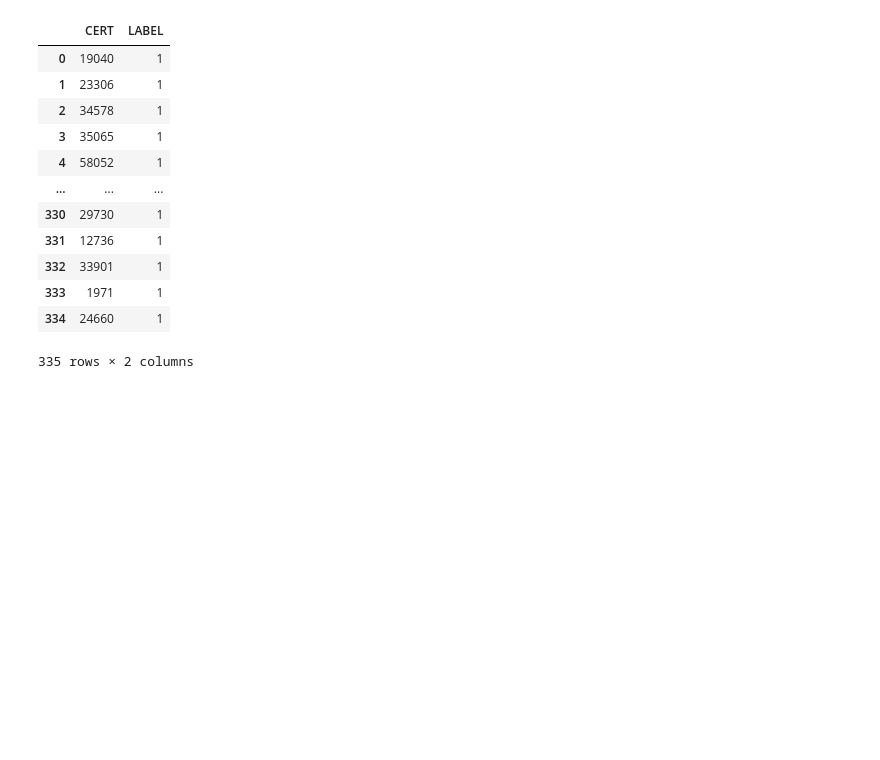
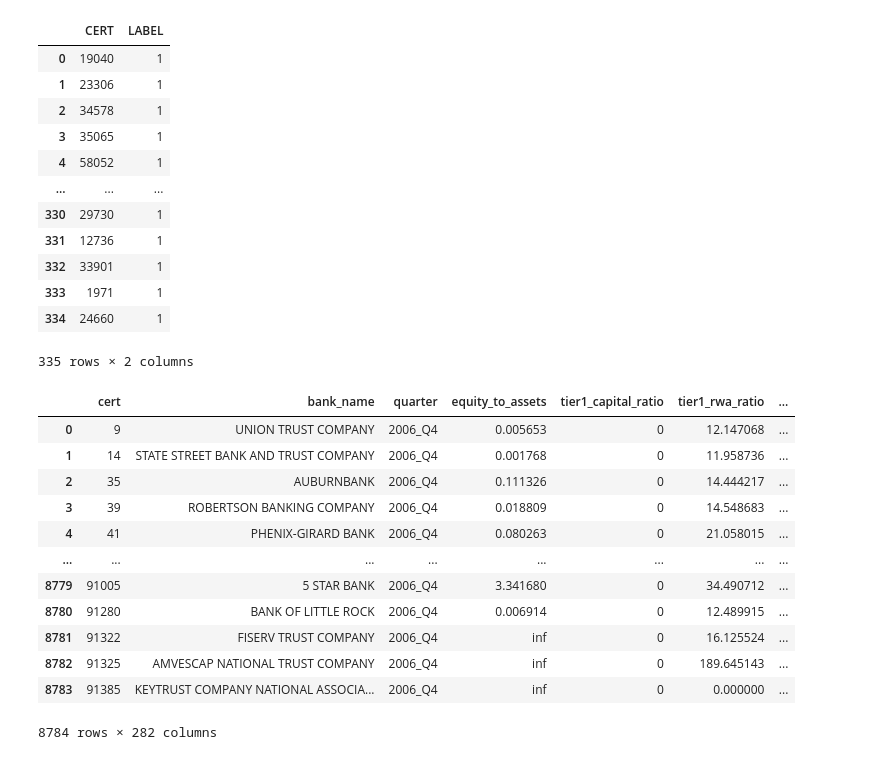
Before and after one commit to kkhalilli/financial_crisis_failure_prediction, a Jupyter notebook: bank_data_notebook.ipynb, the cells around one changed output. Drawn from its saved outputs; the diff is of its cells as text; code cells hidden in the pictures; blank space fills up the shorter version.

Commit message:
add lag columns

```diff
--- a/bank_data_notebook.ipynb
+++ b/bank_data_notebook.ipynb
@@ -97,3 +99,56 @@ label_df
 | 333 | 1971 | 1 |
 | 334 | 24660 | 1 |
 335 rows × 2 columns
+# %%
+def parse_quarter_to_date(quarter_str:str) -> pd.Timestamp:
+    year,qtr = quarter_str.split("_")
+    quarter_month_map = {"Q1": "01", "Q2": "04", "Q3": "07", "Q4": "10"}
+    month = quarter_month_map[qtr]
+    return pd.to_datetime(f"{year}-{month}-01")
+# %%
+camels_ratios["date"] = camels_ratios["quarter"].apply(parse_quarter_to_date)
+# %%
+def engineer_lag_features_optimized(df: pd.DataFrame, features: list, max_lag: int = 8,
+                                    bank_id_col: str = "cert") -> pd.DataFrame:
+    """
+    Add lag features for specified CAMELS variables.
+
+    """
+    df = df.copy()
+
+
+    df = df.sort_values(by=[bank_id_col, "date"])
+
+    lag_dfs = [df]
+
+    # Generate lag features for each specified variable
+    for lag in range(1, max_lag + 1):
+        lagged = (
+            df.groupby(bank_id_col)[features]
+              .shift(lag)
+              .add_suffix(f"_lag{lag}")
+        )
+        lag_dfs.append(lagged)
+
+    # Concatenate all in one go for performance
+    df_with_lags = pd.concat(lag_dfs, axis=1)
+
+    return df_with_lags
+# %%
+engineered_df = engineer_lag_features_optimized(camels_ratios,features = camels_ratios.columns[3:])
+# %%
+engineered_df[engineered_df["quarter"] == '2006_Q4']
+# %% [output]
+|  | cert | bank_name | quarter | equity_to_assets | tier1_capital_ratio | tier1_rwa_ratio | ... |
+| 0 | 9 | UNION TRUST COMPANY | 2006_Q4 | 0.005653 | 0 | 12.147068 | ... |
+| 1 | 14 | STATE STREET BANK AND TRUST COMPANY | 2006_Q4 | 0.001768 | 0 | 11.958736 | ... |
+| 2 | 35 | AUBURNBANK | 2006_Q4 | 0.111326 | 0 | 14.444217 | ... |
+| 3 | 39 | ROBERTSON BANKING COMPANY | 2006_Q4 | 0.018809 | 0 | 14.548683 | ... |
+| 4 | 41 | PHENIX-GIRARD BANK | 2006_Q4 | 0.080263 | 0 | 21.058015 | ... |
+| ... | ... | ... | ... | ... | ... | ... | ... |
+| 8779 | 91005 | 5 STAR BANK | 2006_Q4 | 3.341680 | 0 | 34.490712 | ... |
+| 8780 | 91280 | BANK OF LITTLE ROCK | 2006_Q4 | 0.006914 | 0 | 12.489915 | ... |
+| 8781 | 91322 | FISERV TRUST COMPANY | 2006_Q4 | inf | 0 | 16.125524 | ... |
+| 8782 | 91325 | AMVESCAP NATIONAL TRUST COMPANY | 2006_Q4 | inf | 0 | 189.645143 | ... |
+| 8783 | 91385 | KEYTRUST COMPANY NATIONAL ASSOCIA... | 2006_Q4 | inf | 0 | 0.000000 | ... |
+8784 rows × 282 columns
```
Also changed, not shown: parts of 3 cells of this notebook, 16 other files.
